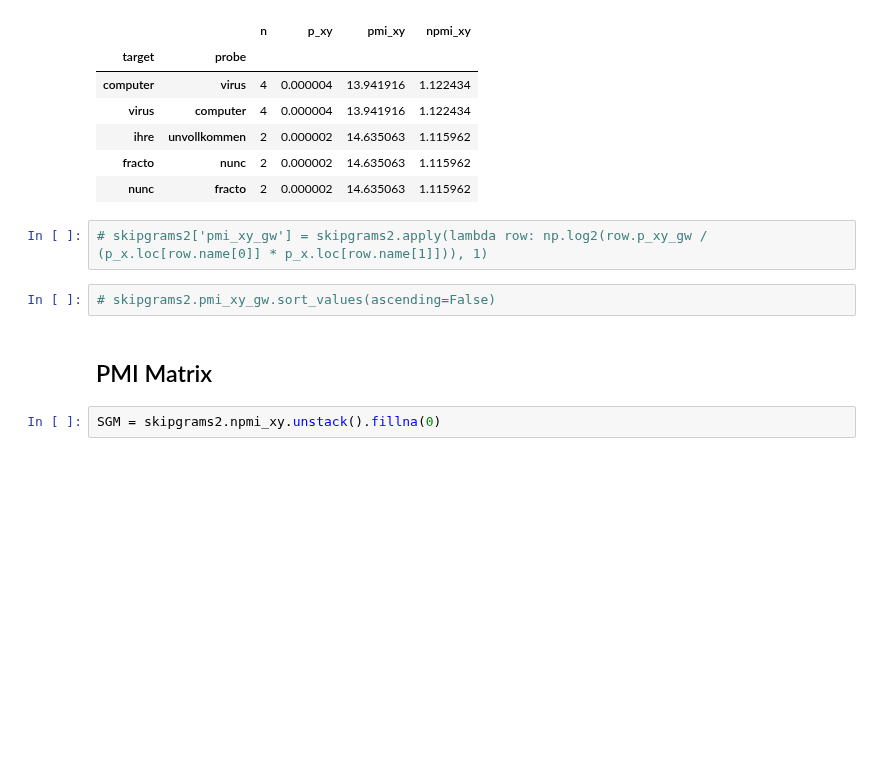
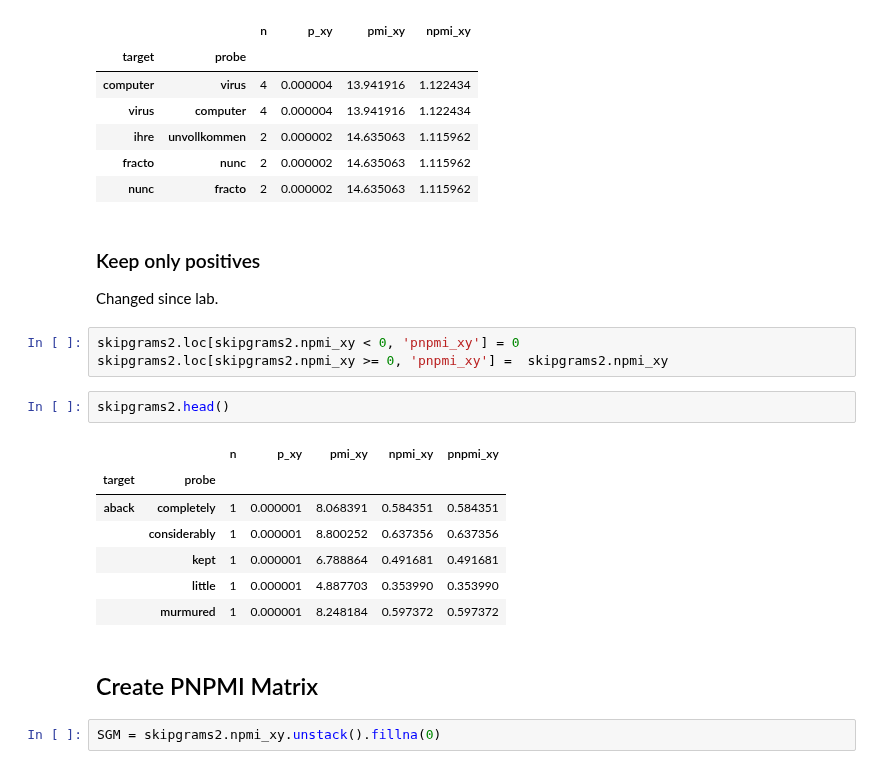
Before and after one commit to UVA-DSI/DS5559, a Jupyter notebook: labs/2019-04-02_Lab10/DS5559_WordEmbedding_PMI_SVD.ipynb, the cells around one changed output. Saved outputs shown, nothing was run; the diff lists cells and outputs as text; blank space fills up the shorter version.

```diff
--- a/labs/2019-04-02_Lab10/DS5559_WordEmbedding_PMI_SVD.ipynb
+++ b/labs/2019-04-02_Lab10/DS5559_WordEmbedding_PMI_SVD.ipynb
@@ -225,12 +201,25 @@ skipgrams2.sort_values('npmi_xy', ascending=False).head()
 | ihre | unvollkommen | 2 | 0.000002 | 14.635063 | 1.115962 |
 | fracto | nunc | 2 | 0.000002 | 14.635063 | 1.115962 |
 | nunc | fracto | 2 | 0.000002 | 14.635063 | 1.115962 |
-# %%
-# skipgrams2['pmi_xy_gw'] = skipgrams2.apply(lambda row: np.log2(row.p_xy_gw / (p_x.loc[row.name[0]] * p_x.loc[row.name[1]])), 1)
-# %%
-# skipgrams2.pmi_xy_gw.sort_values(ascending=False)
+# %% [markdown]
+### Keep only positives
+
+Changed since lab.
+# %%
+skipgrams2.loc[skipgrams2.npmi_xy < 0, 'pnpmi_xy'] = 0
+skipgrams2.loc[skipgrams2.npmi_xy >= 0, 'pnpmi_xy'] =  skipgrams2.npmi_xy
+# %%
+skipgrams2.head()
+# %% [output]
+|  |  | n | p_xy | pmi_xy | npmi_xy | pnpmi_xy |
+| target | probe |  |  |  |  |  |
+| aback | completely | 1 | 0.000001 | 8.068391 | 0.584351 | 0.584351 |
+|  | considerably | 1 | 0.000001 | 8.800252 | 0.637356 | 0.637356 |
+|  | kept | 1 | 0.000001 | 6.788864 | 0.491681 | 0.491681 |
+|  | little | 1 | 0.000001 | 4.887703 | 0.353990 | 0.353990 |
+|  | murmured | 1 | 0.000001 | 8.248184 | 0.597372 | 0.597372 |
 # %% [markdown]
-## PMI Matrix
+## Create PNPMI Matrix
 # %%
 SGM = skipgrams2.npmi_xy.unstack().fillna(0)
 # %%
```
Also changed, not shown: parts of 25 cells of this notebook, 1 other file.
